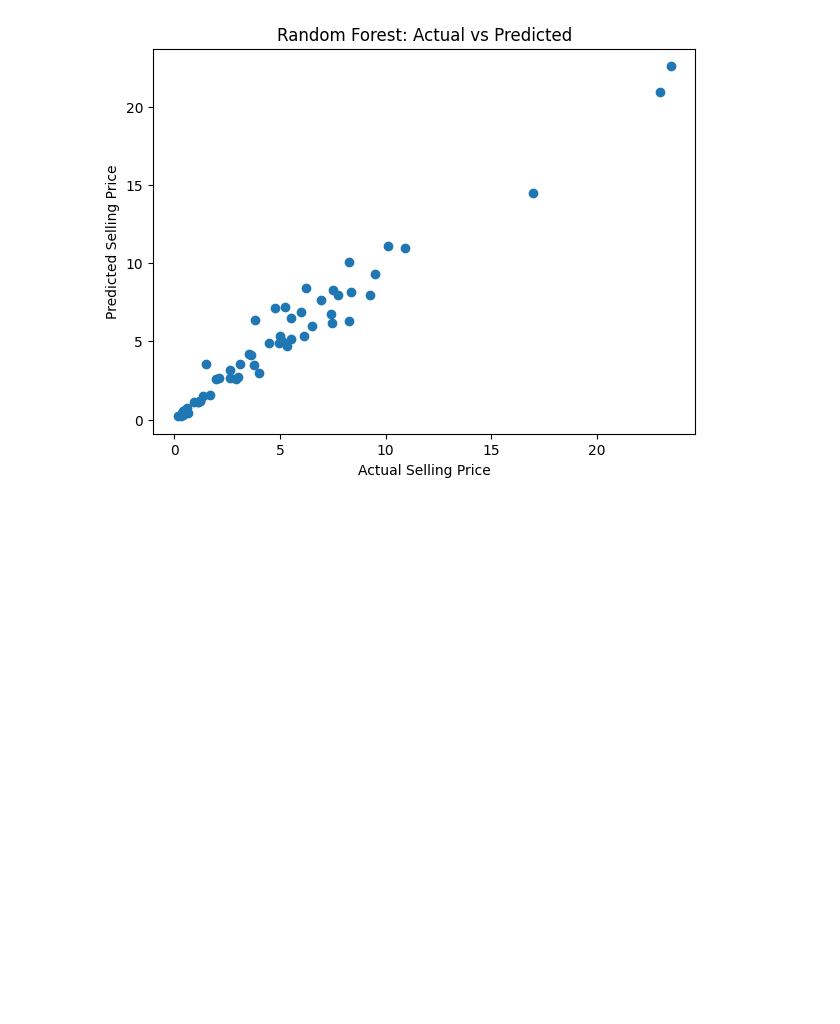
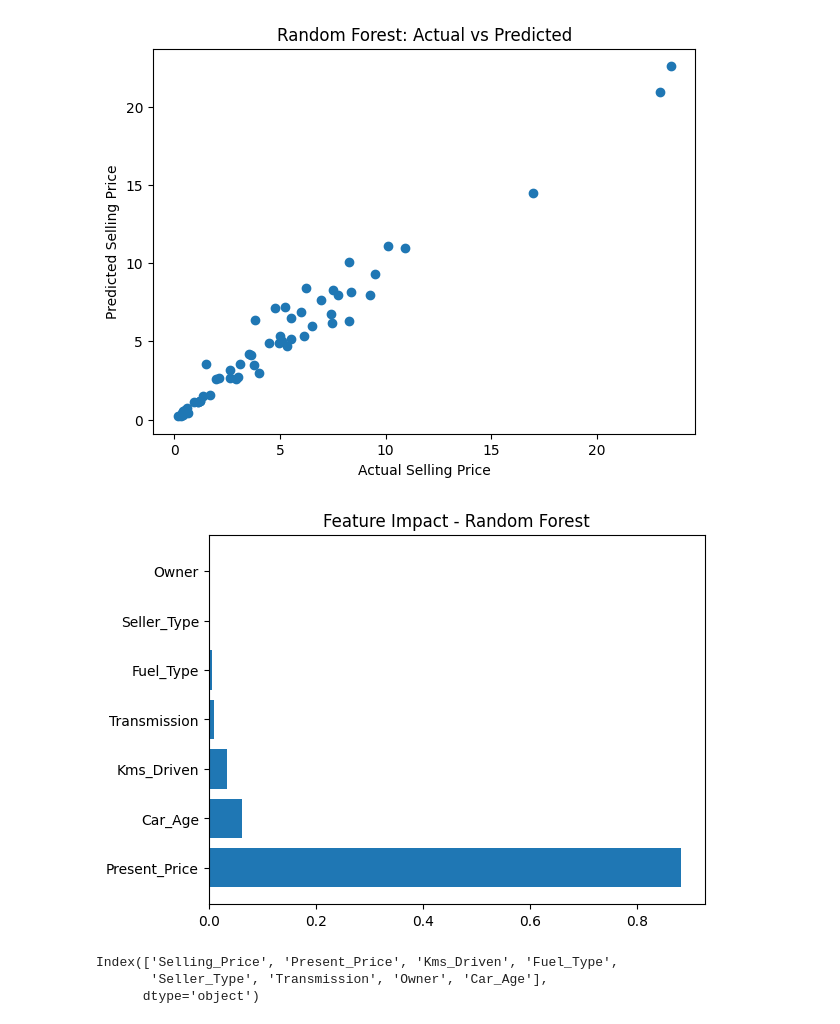
Before and after one commit to Spreeha-79/Car-Price-Prediction, a Jupyter notebook: price_prediction-1.ipynb, the cells around one changed output. Saved outputs shown, nothing was run; the diff lists cells and outputs as text; code cells hidden in the pictures; blank space fills up the shorter version.

```diff
--- a/price_prediction-1.ipynb
+++ b/price_prediction-1.ipynb
@@ -244,3 +251,16 @@ plt.title("Random Forest: Actual vs Predicted")
 plt.show()
 # %% [output]
 [figure]
+# %%
+plt.figure()
+plt.barh(rf_importance["Feature"], rf_importance["Importance"])
+plt.title("Feature Impact - Random Forest")
+plt.show()
+# %% [output]
+[figure, added]
+# %%
+df.columns
+# %% [output]
+Index(['Selling_Price', 'Present_Price', 'Kms_Driven', 'Fuel_Type',
+       'Seller_Type', 'Transmission', 'Owner', 'Car_Age'],
+      dtype='object')
```
Also changed, not shown: parts of 6 cells of this notebook.
